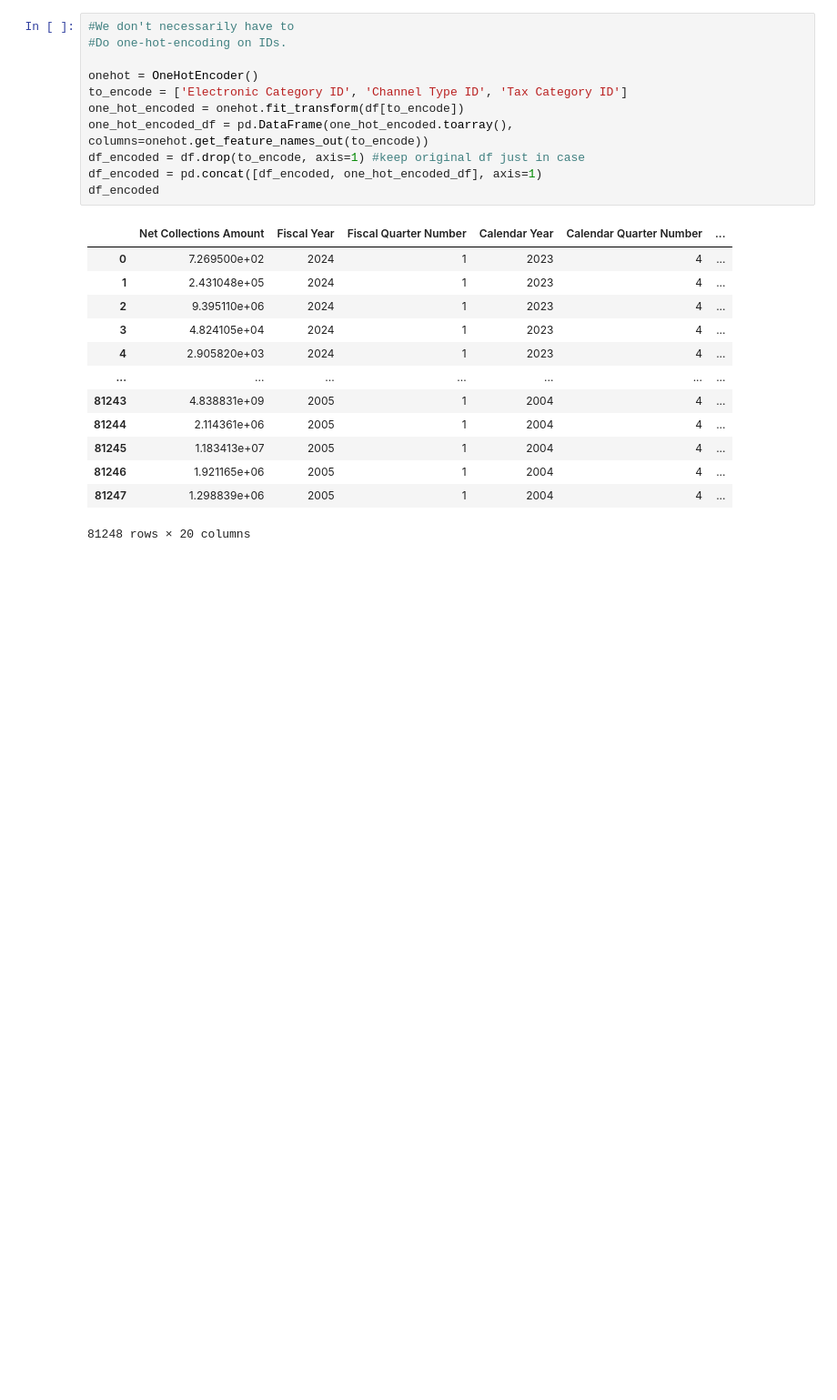
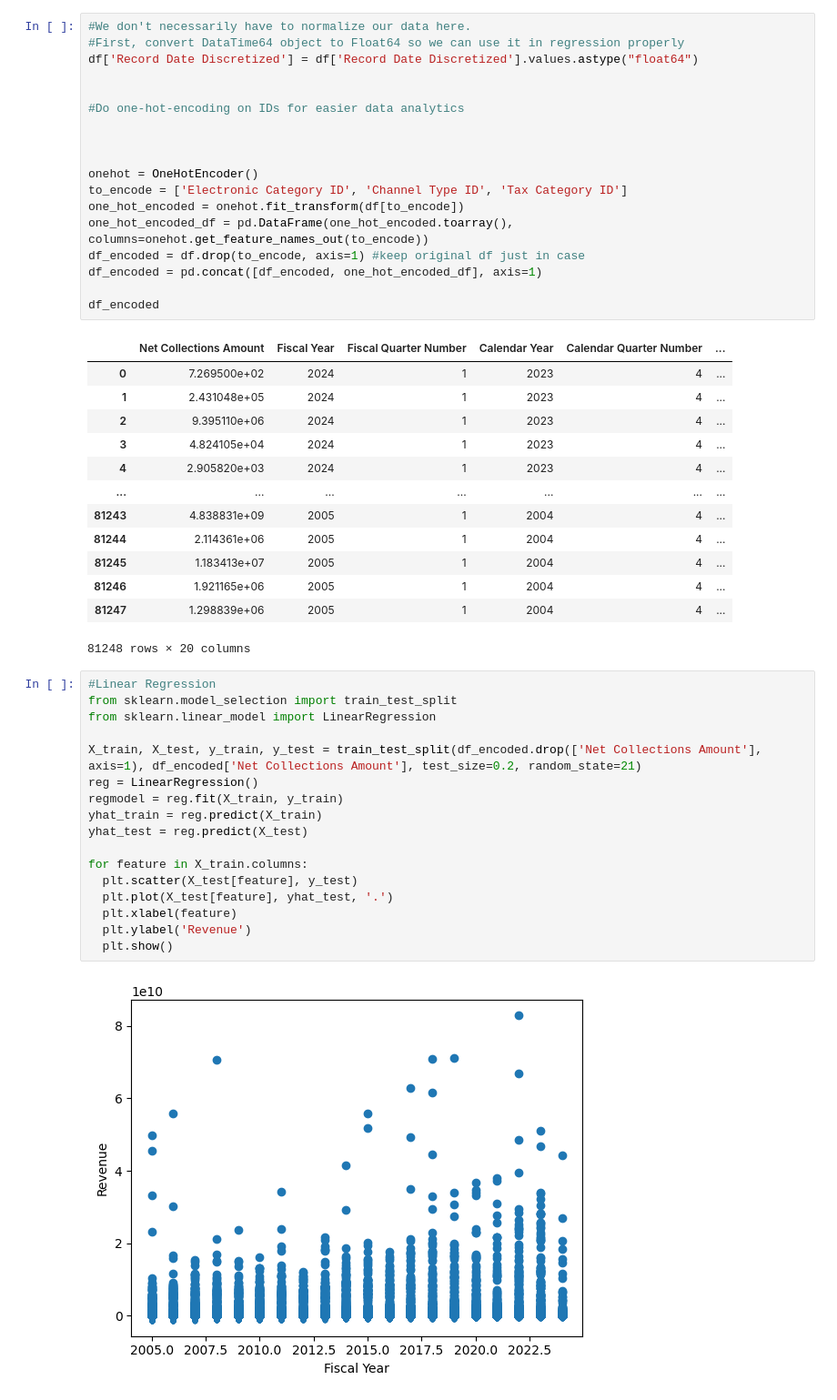
Before and after one commit to rayfin-ucsd/CSE151AGroupProject, a Jupyter notebook: milestone_3.ipynb, the cells around one changed output. Shown at 91% size. Drawn from its saved outputs; the diff is of its cells as text; blank space fills up the shorter version.

Commit message:
made (bad) linear regression plots, converted datetime objects to floats

```diff
--- a/milestone_3.ipynb
+++ b/milestone_3.ipynb
@@ -443,8 +443,14 @@ plt.show()
 # %% [markdown]
 #Beginning Of Milestone 3
 # %%
-#We don't necessarily have to
-#Do one-hot-encoding on IDs.
+#We don't necessarily have to normalize our data here.
+#First, convert DataTime64 object to Float64 so we can use it in regression properly
+df['Record Date Discretized'] = df['Record Date Discretized'].values.astype("float64")
+
+
+#Do one-hot-encoding on IDs for easier data analytics
+
+
 
 onehot = OneHotEncoder()
 to_encode = ['Electronic Category ID', 'Channel Type ID', 'Tax Category ID']
@@ -452,6 +458,7 @@ one_hot_encoded = onehot.fit_transform(df[to_encode])
 one_hot_encoded_df = pd.DataFrame(one_hot_encoded.toarray(), columns=onehot.get_feature_names_out(to_encode))
 df_encoded = df.drop(to_encode, axis=1) #keep original df just in case
 df_encoded = pd.concat([df_encoded, one_hot_encoded_df], axis=1)
+
 df_encoded
 # %% [output]
 |  | Net Collections Amount | Fiscal Year | Fiscal Quarter Number | Calendar Year | Calendar Quarter Number | ... |
@@ -467,3 +474,22 @@ df_encoded
 | 81246 | 1.921165e+06 | 2005 | 1 | 2004 | 4 | ... |
 | 81247 | 1.298839e+06 | 2005 | 1 | 2004 | 4 | ... |
 81248 rows × 20 columns
+# %%
+#Linear Regression
+from sklearn.model_selection import train_test_split
+from sklearn.linear_model import LinearRegression
+
+X_train, X_test, y_train, y_test = train_test_split(df_encoded.drop(['Net Collections Amount'], axis=1), df_encoded['Net Collections Amount'], test_size=0.2, random_state=21)
+reg = LinearRegression()
+regmodel = reg.fit(X_train, y_train)
+yhat_train = reg.predict(X_train)
+yhat_test = reg.predict(X_test)
+
+for feature in X_train.columns:
+  plt.scatter(X_test[feature], y_test)
+  plt.plot(X_test[feature], yhat_test, '.')
+  plt.xlabel(feature)
+  plt.ylabel('Revenue')
+  plt.show()
+# %% [output]
+[figure, added]
```
Also changed, not shown: parts of 1 cell of this notebook.
